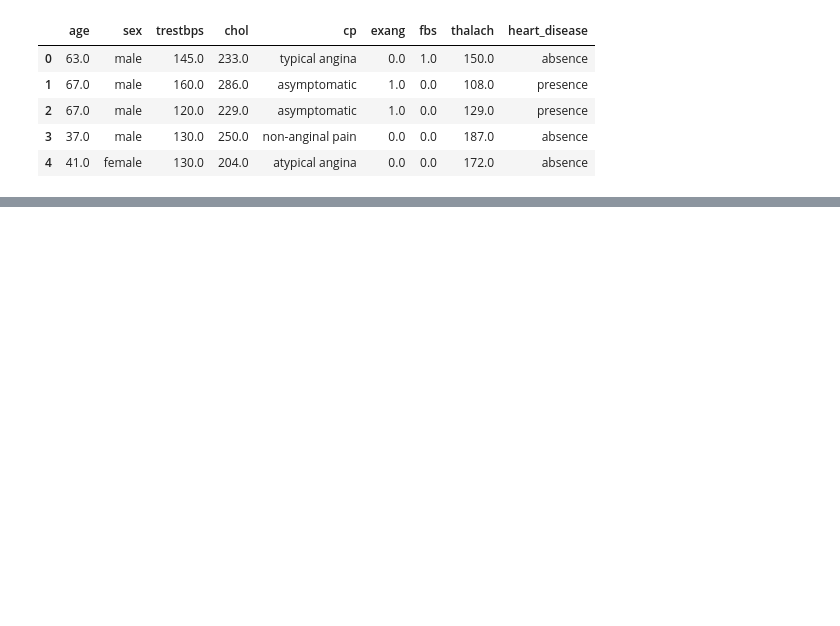
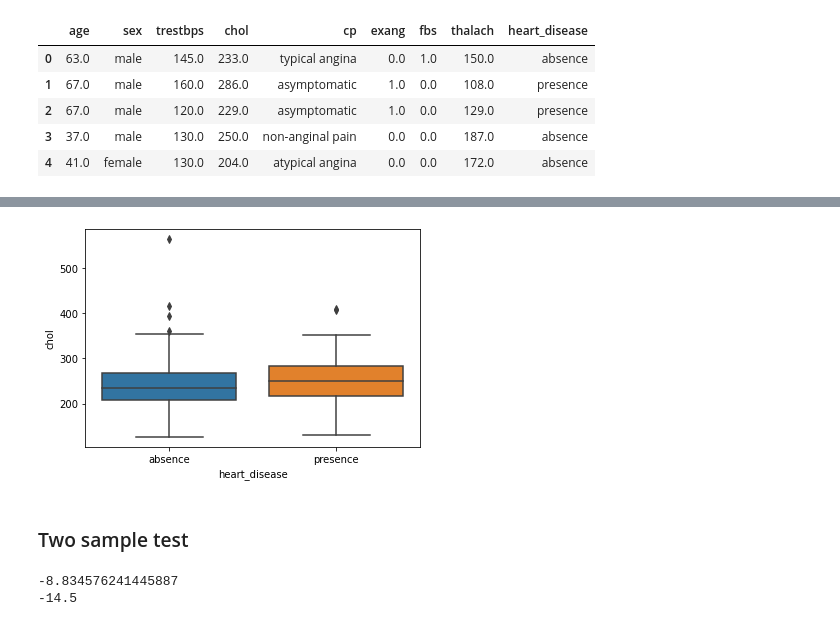
Before and after one commit to javierunix/codeacademy_datascience_path, a Jupyter notebook: heart_part2.ipynb, the cells around one changed output, grey strips where cells are left out. Cells and saved outputs as stored; diff of their text form; code cells hidden in the pictures; blank space fills up the shorter version.

```diff
--- a/heart_part2.ipynb
+++ b/heart_part2.ipynb
@@ -11,0 +111,18 @@ df.head()
+# %%
+plt.clf()
+sns.boxplot(y=df.chol, x = df.heart_disease)
+plt.show()
+# %% [output]
+[figure, added]
+# %% [markdown]
+### Two sample test
+# %%
+chol_no_hd = df.chol[df.heart_disease == 'absence']
+chol_hd = df.chol[df.heart_disease == 'presence']
+mean_diff = np.mean(chol_no_hd) - np.mean(chol_hd)
+print(mean_diff)
+median_diff = np.median(chol_no_hd) - np.median(chol_hd)
+print(median_diff)
+# %% [output]
+-8.834576241445887
+-14.5
```
Also changed, not shown: parts of 19 cells of this notebook.
